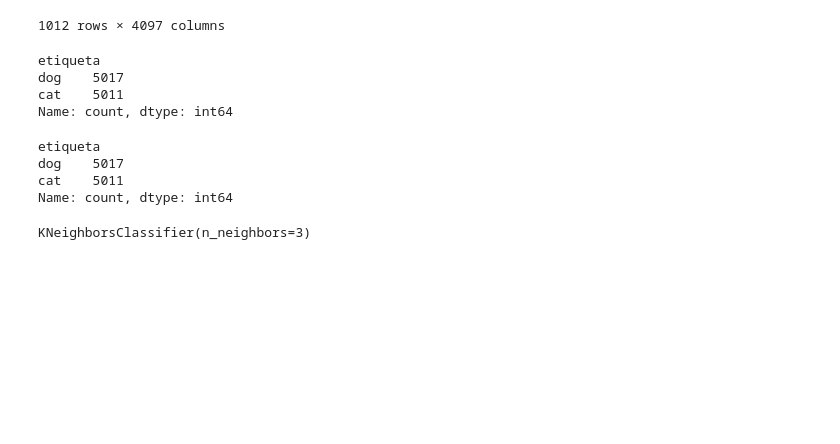
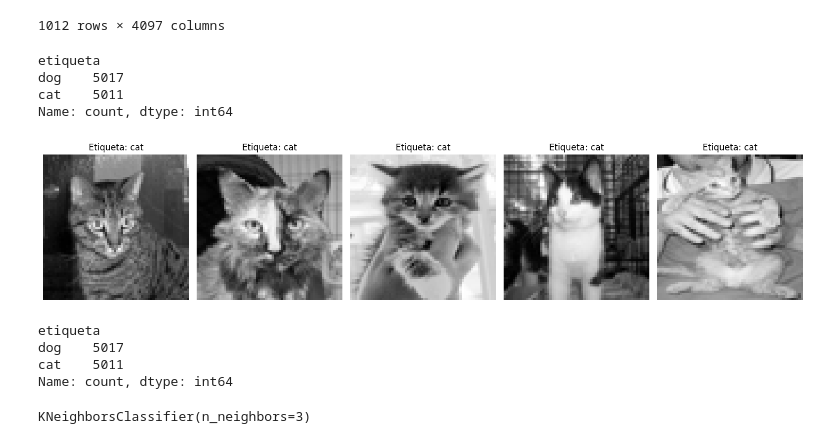
Before and after one commit to Joshua19999/projects, a Jupyter notebook: catsdogs/catsdogs.ipynb, the cells around one changed output. Drawn from its saved outputs; the diff is of its cells as text; code cells hidden in the pictures; blank space fills up the shorter version.

```diff
--- a/catsdogs/catsdogs.ipynb
+++ b/catsdogs/catsdogs.ipynb
@@ -9,3 +10,36 @@ from sklearn.metrics import accuracy_score
+# %%
+def visualizar_imagenes(df, img_shape=(64, 64), n=5):
+    """
+    Visualiza las primeras n imágenes del DataFrame junto con sus etiquetas.
+
+    Args:
+        df (pd.DataFrame): DataFrame que contiene imágenes aplanadas y una columna de etiquetas.
+        img_shape (tuple): Dimensiones originales de las imágenes (por defecto 64x64).
+        n (int): Número de imágenes a visualizar.
+    """
+    fig, axes = plt.subplots(1, n, figsize=(15, 5))
+
+    for i in range(n):
+        # Obtener la fila correspondiente
+        try:
+            imagen_array = df.iloc[i, :-1].values.astype(float)  # Asegurar que son valores numéricos
+        except ValueError as e:
+            print(f"Error al procesar la fila {i}: {e}")
+            continue
+
+        etiqueta = df.iloc[i, -1]  # Asume que la última columna es 'etiqueta'
+
+        # Reconstruir la imagen
+        imagen = imagen_array.reshape(img_shape)
+
+        # Mostrar la imagen
+        ax = axes[i]
+        ax.imshow(imagen, cmap='gray')  # Escala de grises
+        ax.set_title(f"Etiqueta: {etiqueta}")
+        ax.axis('off')  # Oculta los ejes
+
+    plt.tight_layout()
+    plt.show()
 # %%
 def cargar_imagenes_y_etiquetas(directorio):
     imagenes = []
@@ -37,9 +68,9 @@ directorio_imagenes = "archive/test_set/test_set/cats"
 # %%
 # Cargar imágenes y etiquetas en un DataFrame
-df_imagenes_traing_cats = cargar_imagenes_y_etiquetas("archive/training_set/training_set/cats")
-df_imagenes_test_cats = cargar_imagenes_y_etiquetas("archive/test_set/test_set/cats")
-df_imagenes_training_dogs = cargar_imagenes_y_etiquetas("archive/training_set/training_set/dogs")
-df_imagenes_test_dogs = cargar_imagenes_y_etiquetas("archive/test_set/test_set/dogs")
+df_imagenes_traing_cats = cargar_imagenes_y_etiquetas("training_set/training_set/cats")
+df_imagenes_test_cats = cargar_imagenes_y_etiquetas("test_set/test_set/cats")
+df_imagenes_training_dogs = cargar_imagenes_y_etiquetas("training_set/training_set/dogs")
+df_imagenes_test_dogs = cargar_imagenes_y_etiquetas("test_set/test_set/dogs")
 # %%
 df_imagenes_training_dogs.shape
 # %% [output]
@@ -77,6 +108,12 @@ etiqueta
 dog    5017
 cat    5011
 Name: count, dtype: int64
+# %%
+# Uso de la función:
+# Suponiendo que df_imagenes es el DataFrame devuelto por la función cargar_imagenes_y_etiquetas
+visualizar_imagenes(df_imagenes, img_shape=(64, 64), n=5)
+# %% [output]
+[figure, added]
 # %%
 # Separar las características (imágenes) y las etiquetas
 X = df_imagenes.drop('etiqueta', axis=1)
```
Also changed, not shown: parts of 2 cells of this notebook.
